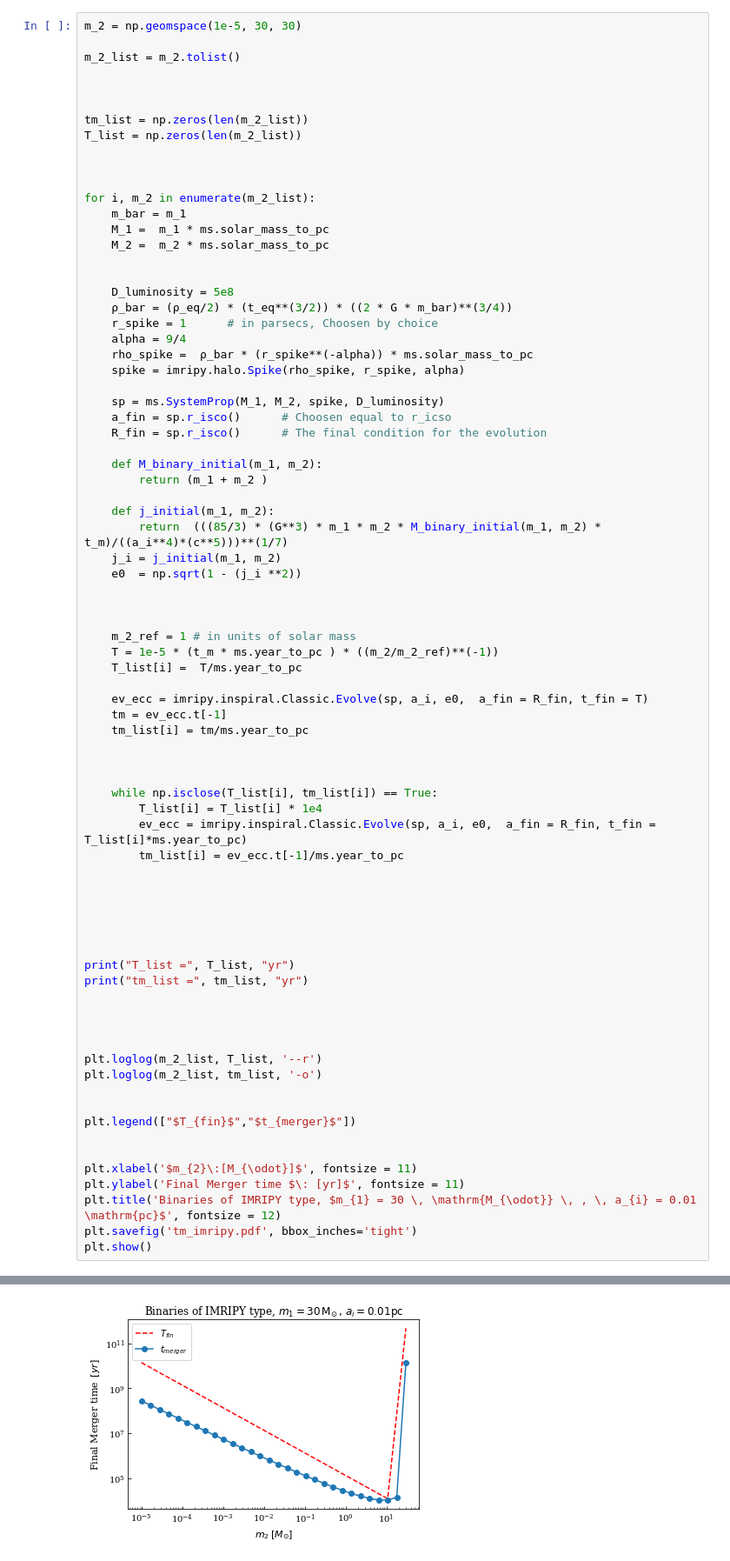
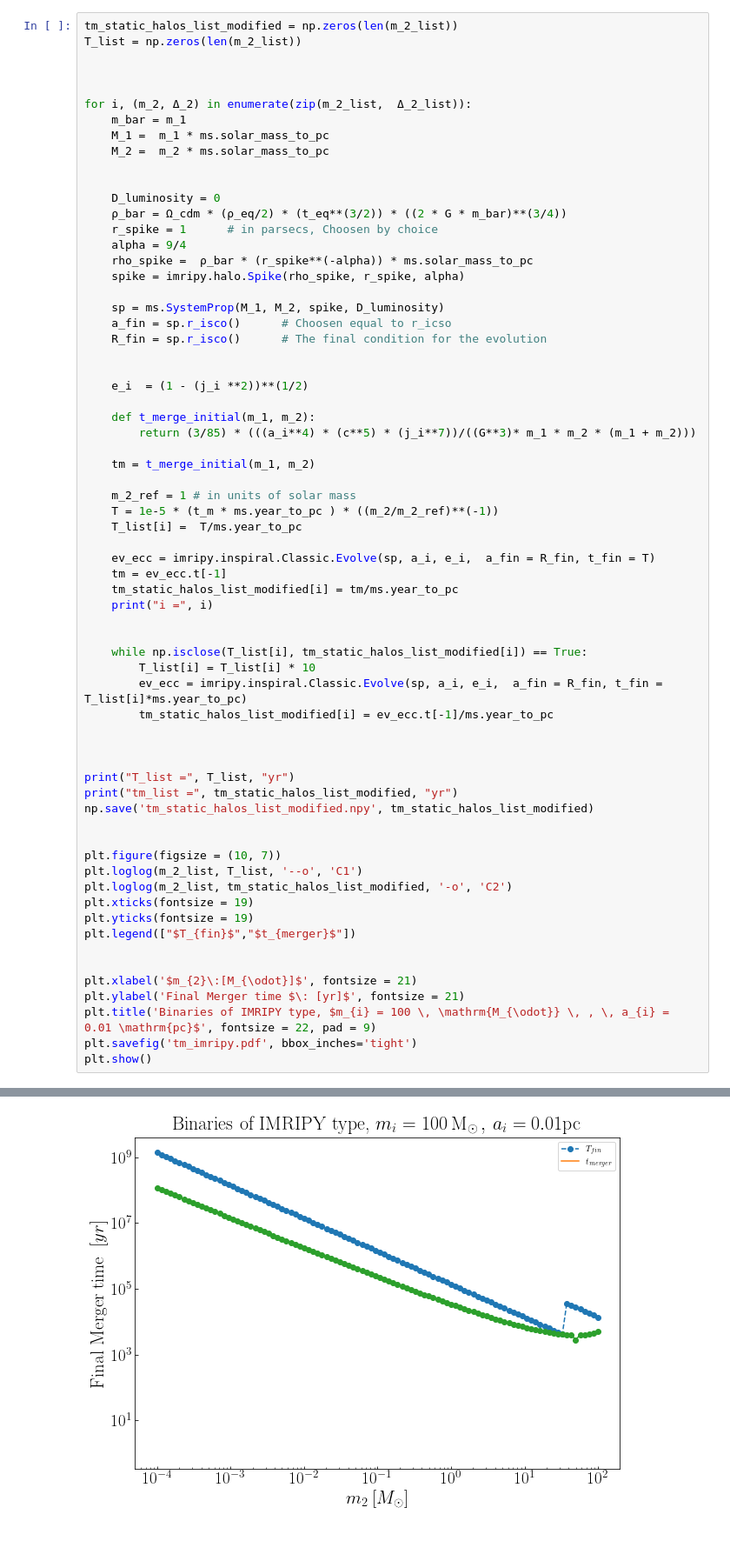
Before and after one commit to pratibhajangra591/Ifca-github, a Jupyter notebook: mergertime.ipynb, the cells around one changed output, grey strips where cells are left out. Shown at 87% size. Saved outputs shown, nothing was run; the diff lists cells and outputs as text; blank space fills up the shorter version.

```diff
--- a/mergertime.ipynb
+++ b/mergertime.ipynb
@@ -198,23 +199,17 @@ plt.show()
 # %%
-m_2 = np.geomspace(1e-5, 30, 30)
-
-m_2_list = m_2.tolist()
-
-
-
-tm_list = np.zeros(len(m_2_list))
+tm_static_halos_list_modified = np.zeros(len(m_2_list))
 T_list = np.zeros(len(m_2_list))
 
 
 
-for i, m_2 in enumerate(m_2_list):
+for i, (m_2, Δ_2) in enumerate(zip(m_2_list,  Δ_2_list)):
     m_bar = m_1
     M_1 =  m_1 * ms.solar_mass_to_pc
     M_2 =  m_2 * ms.solar_mass_to_pc
 
 
-    D_luminosity = 5e8
-    ρ_bar = (ρ_eq/2) * (t_eq**(3/2)) * ((2 * G * m_bar)**(3/4))
+    D_luminosity = 0
+    ρ_bar = Ω_cdm * (ρ_eq/2) * (t_eq**(3/2)) * ((2 * G * m_bar)**(3/4))
     r_spike = 1      # in parsecs, Choosen by choice
     alpha = 9/4
     rho_spike =  ρ_bar * (r_spike**(-alpha)) * ms.solar_mass_to_pc
@@ -224,52 +219,47 @@ for i, m_2 in enumerate(m_2_list):
     a_fin = sp.r_isco()      # Choosen equal to r_icso
     R_fin = sp.r_isco()      # The final condition for the evolution
 
-    def M_binary_initial(m_1, m_2):
-        return (m_1 + m_2 )
 
-    def j_initial(m_1, m_2):
-        return  (((85/3) * (G**3) * m_1 * m_2 * M_binary_initial(m_1, m_2) * t_m)/((a_i**4)*(c**5)))**(1/7)
-    j_i = j_initial(m_1, m_2)
-    e0  = np.sqrt(1 - (j_i **2))
+    e_i  = (1 - (j_i **2))**(1/2)
 
+    def t_merge_initial(m_1, m_2):
+        return (3/85) * (((a_i**4) * (c**5) * (j_i**7))/((G**3)* m_1 * m_2 * (m_1 + m_2)))
 
+    tm = t_merge_initial(m_1, m_2)
 
     m_2_ref = 1 # in units of solar mass
     T = 1e-5 * (t_m * ms.year_to_pc ) * ((m_2/m_2_ref)**(-1))
     T_list[i] =  T/ms.year_to_pc
 
-    ev_ecc = imripy.inspiral.Classic.Evolve(sp, a_i, e0,  a_fin = R_fin, t_fin = T)
+    ev_ecc = imripy.inspiral.Classic.Evolve(sp, a_i, e_i,  a_fin = R_fin, t_fin = T)
     tm = ev_ecc.t[-1]
-    tm_list[i] = tm/ms.year_to_pc
+    tm_static_halos_list_modified[i] = tm/ms.year_to_pc
+    print("i =", i)
 
 
-
-    while np.isclose(T_list[i], tm_list[i]) == True:
-        T_list[i] = T_list[i] * 1e4
-        ev_ecc = imripy.inspiral.Classic.Evolve(sp, a_i, e0,  a_fin = R_fin, t_fin = T_list[i]*ms.year_to_pc)
-        tm_list[i] = ev_ecc.t[-1]/ms.year_to_pc
-
-
-
+    while np.isclose(T_list[i], tm_static_halos_list_modified[i]) == True:
+        T_list[i] = T_list[i] * 10
+        ev_ecc = imripy.inspiral.Classic.Evolve(sp, a_i, e_i,  a_fin = R_fin, t_fin = T_list[i]*ms.year_to_pc)
+        tm_static_halos_list_modified[i] = ev_ecc.t[-1]/ms.year_to_pc
 
 
 
 print("T_list =", T_list, "yr")
-print("tm_list =", tm_list, "yr")
+print("tm_list =", tm_static_halos_list_modified, "yr")
+np.save('tm_static_halos_list_modified.npy', tm_static_halos_list_modified)
 
 
-
-
-plt.loglog(m_2_list, T_list, '--r')
-plt.loglog(m_2_list, tm_list, '-o')
-
-
+plt.figure(figsize = (10, 7))
+plt.loglog(m_2_list, T_list, '--o', 'C1')
+plt.loglog(m_2_list, tm_static_halos_list_modified, '-o', 'C2')
+plt.xticks(fontsize = 19)
+plt.yticks(fontsize = 19)
 plt.legend(["$T_{fin}$","$t_{merger}$"])
 
 
-plt.xlabel('$m_{2}\:[M_{\odot}]$', fontsize = 11)
-plt.ylabel('Final Merger time $\: [yr]$', fontsize = 11)
-plt.title('Binaries of IMRIPY type, $m_{1} = 30 \, \mathrm{M_{\odot}} \, , \, a_{i} = 0.01 \mathrm{pc}$', fontsize = 12)
+plt.xlabel('$m_{2}\:[M_{\odot}]$', fontsize = 21)
+plt.ylabel('Final Merger time $\: [yr]$', fontsize = 21)
+plt.title('Binaries of IMRIPY type, $m_{i} = 100 \, \mathrm{M_{\odot}} \, , \, a_{i} = 0.01 \mathrm{pc}$', fontsize = 22, pad = 9)
 plt.savefig('tm_imripy.pdf', bbox_inches='tight')
 plt.show()
 # %% [output]
@@ -336 +380 @@ Evolving from  1157407407.4074075  to  1.0 r_isco  with initial eccentricity 0.9
-[figure, old version]
+[figure, new version]
```
Also changed, not shown: parts of 8 cells of this notebook.
